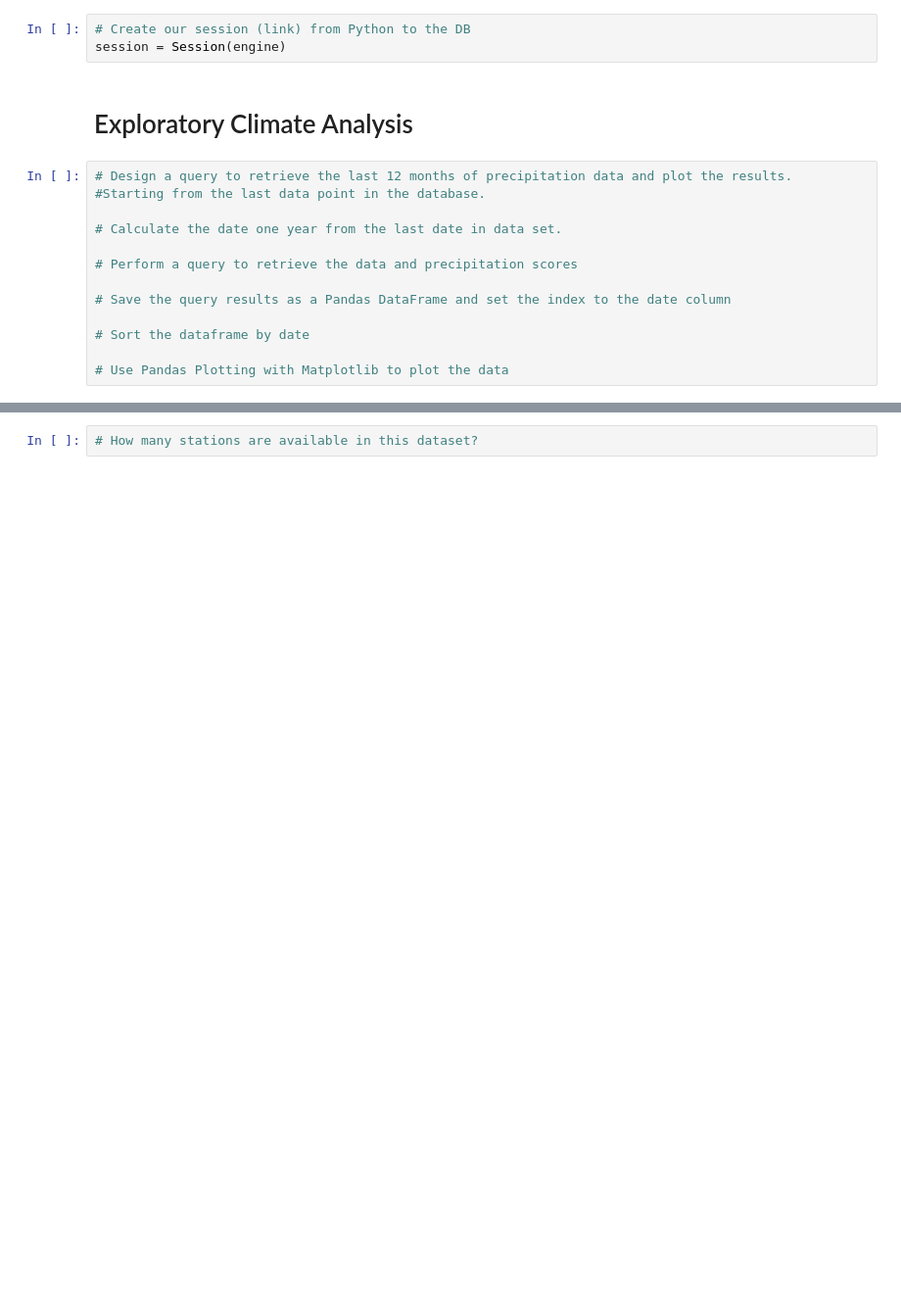
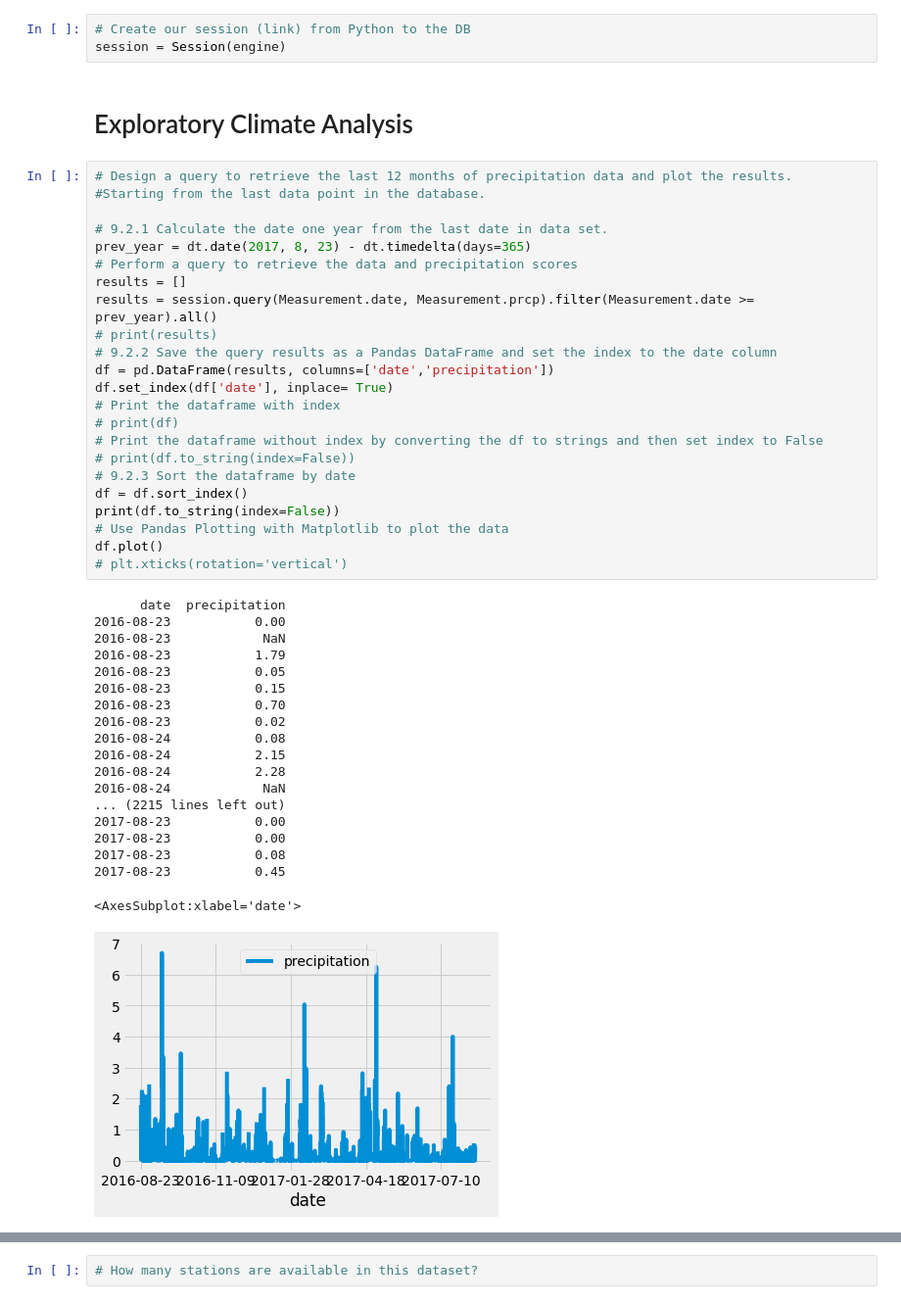
Before and after one commit to XDarkPhoenixes/surfs_up, a Jupyter notebook: climate_analysis.ipynb, the cells around one changed output, grey strips where cells are left out. Shown at 98% size. Drawn from its saved outputs; the diff is of its cells as text; blank space fills up the shorter version.

```diff
--- a/climate_analysis.ipynb
+++ b/climate_analysis.ipynb
@@ -40,14 +40,44 @@ session = Session(engine)
 # %%
 # Design a query to retrieve the last 12 months of precipitation data and plot the results.
 #Starting from the last data point in the database.
 
-# Calculate the date one year from the last date in data set.
-
+# 9.2.1 Calculate the date one year from the last date in data set.
+prev_year = dt.date(2017, 8, 23) - dt.timedelta(days=365)
 # Perform a query to retrieve the data and precipitation scores
-
-# Save the query results as a Pandas DataFrame and set the index to the date column
-
-# Sort the dataframe by date
-
+results = []
+results = session.query(Measurement.date, Measurement.prcp).filter(Measurement.date >= prev_year).all()
+# print(results)
+# 9.2.2 Save the query results as a Pandas DataFrame and set the index to the date column
+df = pd.DataFrame(results, columns=['date','precipitation'])
+df.set_index(df['date'], inplace= True)
+# Print the dataframe with index
+# print(df)
+# Print the dataframe without index by converting the df to strings and then set index to False
+# print(df.to_string(index=False))
+# 9.2.3 Sort the dataframe by date
+df = df.sort_index()
+print(df.to_string(index=False))
 # Use Pandas Plotting with Matplotlib to plot the data
+df.plot()
+# plt.xticks(rotation='vertical')
+# %% [output]
+      date  precipitation
+2016-08-23           0.00
+2016-08-23            NaN
+2016-08-23           1.79
+2016-08-23           0.05
+2016-08-23           0.15
+2016-08-23           0.70
+2016-08-23           0.02
+2016-08-24           0.08
+2016-08-24           2.15
+2016-08-24           2.28
+2016-08-24            NaN
+... (2215 lines left out)
+2017-08-23           0.00
+2017-08-23           0.00
+2017-08-23           0.08
+2017-08-23           0.45
+<AxesSubplot:xlabel='date'>
+[figure, added]
 # %%
```
Also changed, not shown: parts of 1 cell of this notebook.
